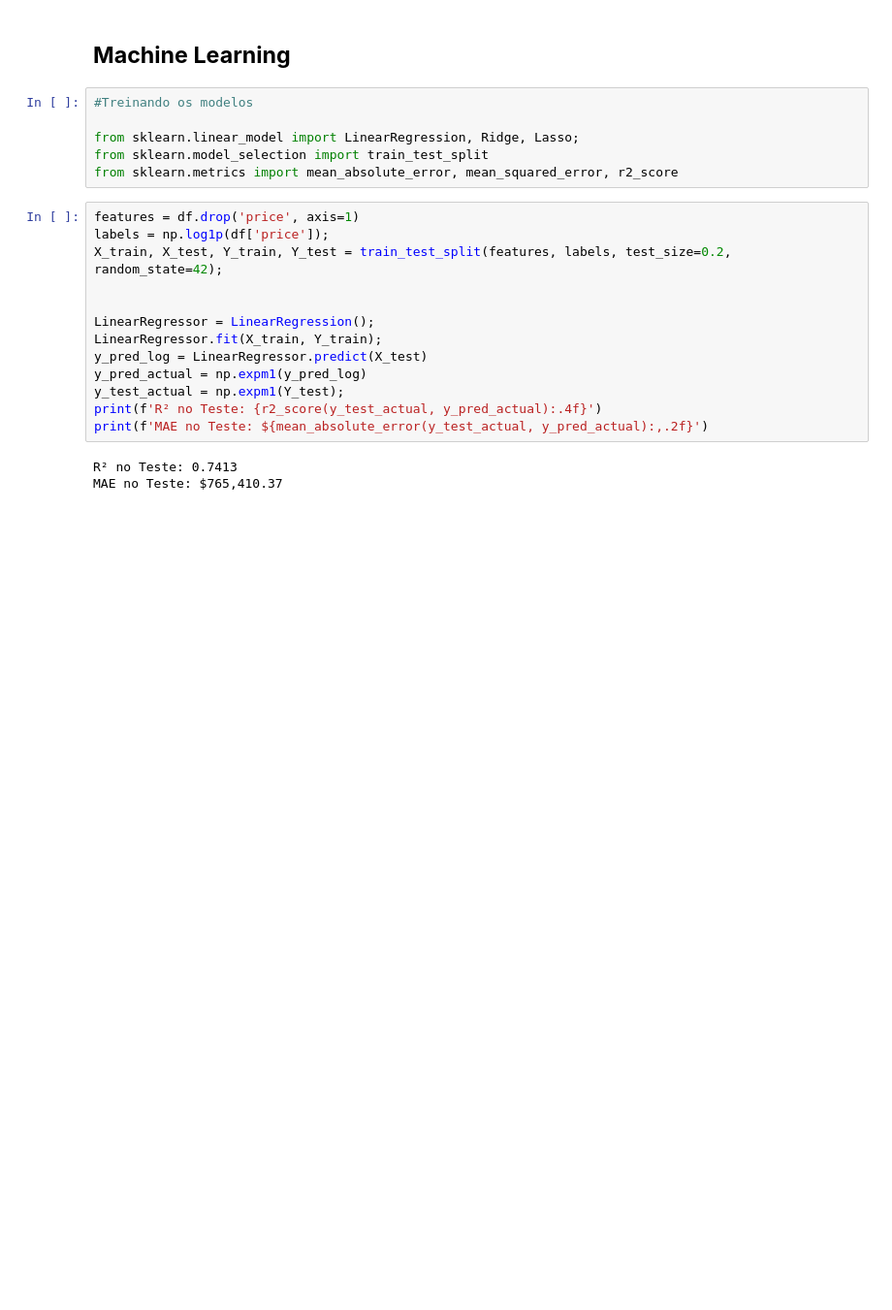
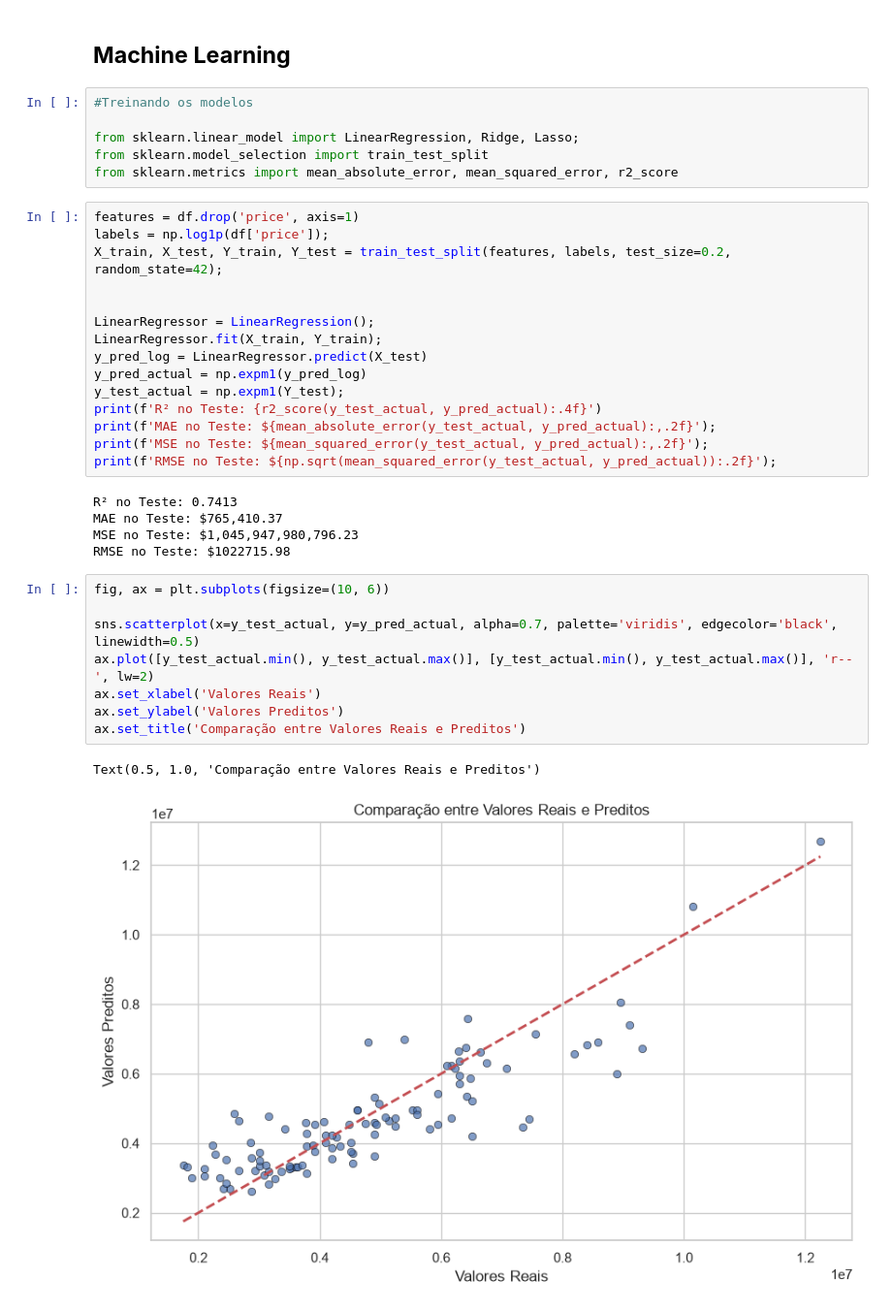
Before and after one commit to GuilhermeHigino05/DataScience-Learnings, a Jupyter notebook: Pratica/Housing.ipynb, the cells around one changed output. Shown at 97% size. Saved outputs shown, nothing was run; the diff lists cells and outputs as text; blank space fills up the shorter version.

```diff
--- a/Pratica/Housing.ipynb
+++ b/Pratica/Housing.ipynb
@@ -341,7 +341,22 @@ y_pred_log = LinearRegressor.predict(X_test)
 y_pred_actual = np.expm1(y_pred_log)
 y_test_actual = np.expm1(Y_test);
 print(f'R² no Teste: {r2_score(y_test_actual, y_pred_actual):.4f}')
-print(f'MAE no Teste: ${mean_absolute_error(y_test_actual, y_pred_actual):,.2f}')
+print(f'MAE no Teste: ${mean_absolute_error(y_test_actual, y_pred_actual):,.2f}');
+print(f'MSE no Teste: ${mean_squared_error(y_test_actual, y_pred_actual):,.2f}');
+print(f'RMSE no Teste: ${np.sqrt(mean_squared_error(y_test_actual, y_pred_actual)):.2f}');
 # %% [output]
 R² no Teste: 0.7413
 MAE no Teste: $765,410.37
+MSE no Teste: $1,045,947,980,796.23
+RMSE no Teste: $1022715.98
+# %%
+fig, ax = plt.subplots(figsize=(10, 6))
+
+sns.scatterplot(x=y_test_actual, y=y_pred_actual, alpha=0.7, palette='viridis', edgecolor='black', linewidth=0.5)
+ax.plot([y_test_actual.min(), y_test_actual.max()], [y_test_actual.min(), y_test_actual.max()], 'r--', lw=2)
+ax.set_xlabel('Valores Reais')
+ax.set_ylabel('Valores Preditos')
+ax.set_title('Comparação entre Valores Reais e Preditos')
+# %% [output]
+Text(0.5, 1.0, 'Comparação entre Valores Reais e Preditos')
+[figure, added]
```
Also changed, not shown: parts of 12 cells of this notebook.
